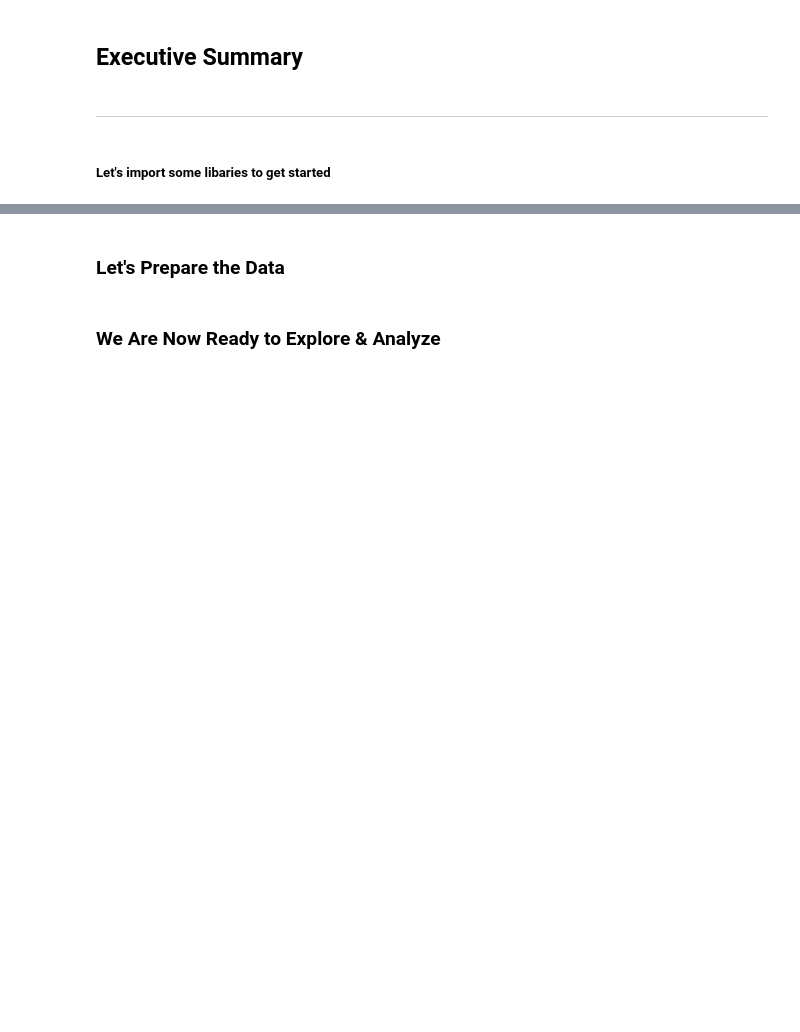
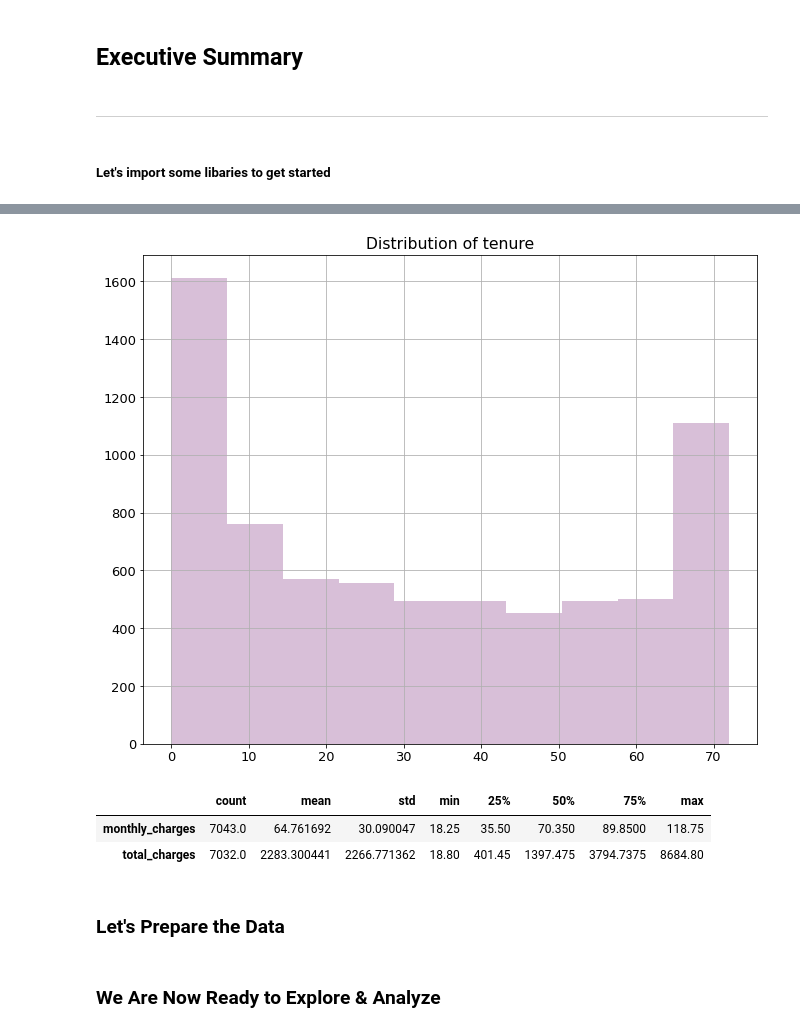
Before and after one commit to DBerchelmann/telco_classification_project, a Jupyter notebook: telco_classification_final-notebook.ipynb, the cells around one changed output, grey strips where cells are left out. Cells and saved outputs as stored; diff of their text form; code cells hidden in the pictures; blank space fills up the shorter version.

```diff
--- a/telco_classification_final-notebook.ipynb
+++ b/telco_classification_final-notebook.ipynb
@@ -49,3 +154,19 @@ df = get_telco_data()
+# %%
+df['tenure'].hist(color='thistle')
+
+plt.title('Distribution of tenure')
+plt.show()
+# %% [output]
+[figure, added]
+# %%
+# I'd like to see stats for just the monthly charges & total charges columns
+
+telco_stats = df[['monthly_charges', 'total_charges']].describe().T
+telco_stats
+# %% [output]
+|  | count | mean | std | min | 25% | 50% | 75% | max |
+| monthly_charges | 7043.0 | 64.761692 | 30.090047 | 18.25 | 35.50 | 70.350 | 89.8500 | 118.75 |
+| total_charges | 7032.0 | 2283.300441 | 2266.771362 | 18.80 | 401.45 | 1397.475 | 3794.7375 | 8684.80 |
 # %% [markdown]
 <h3>Let's Prepare the Data</h3>
 # %% [markdown]
```
Also changed, not shown: parts of 15 cells of this notebook.
